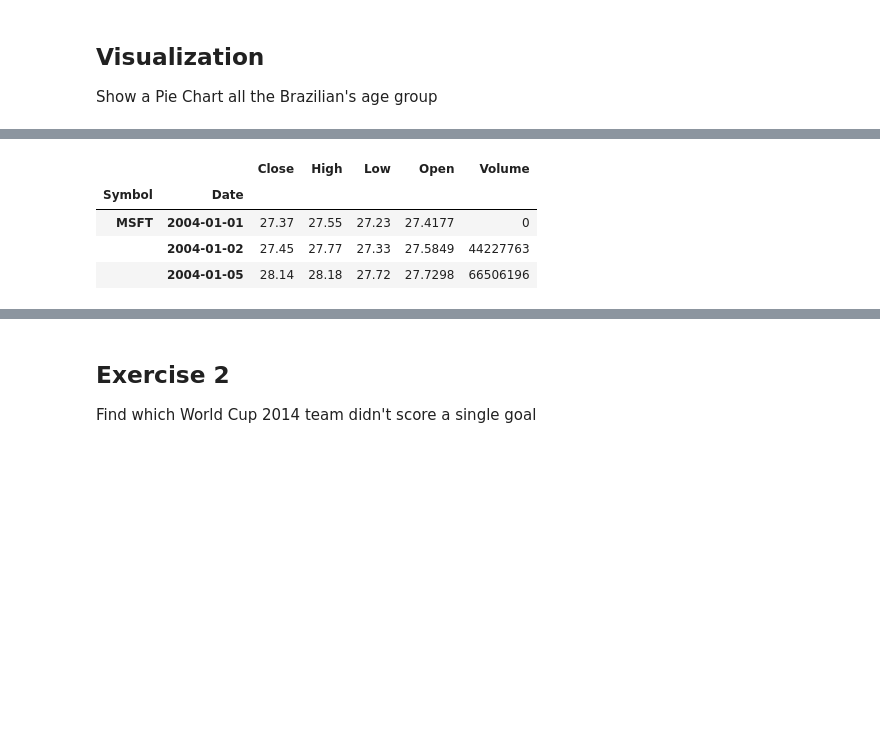
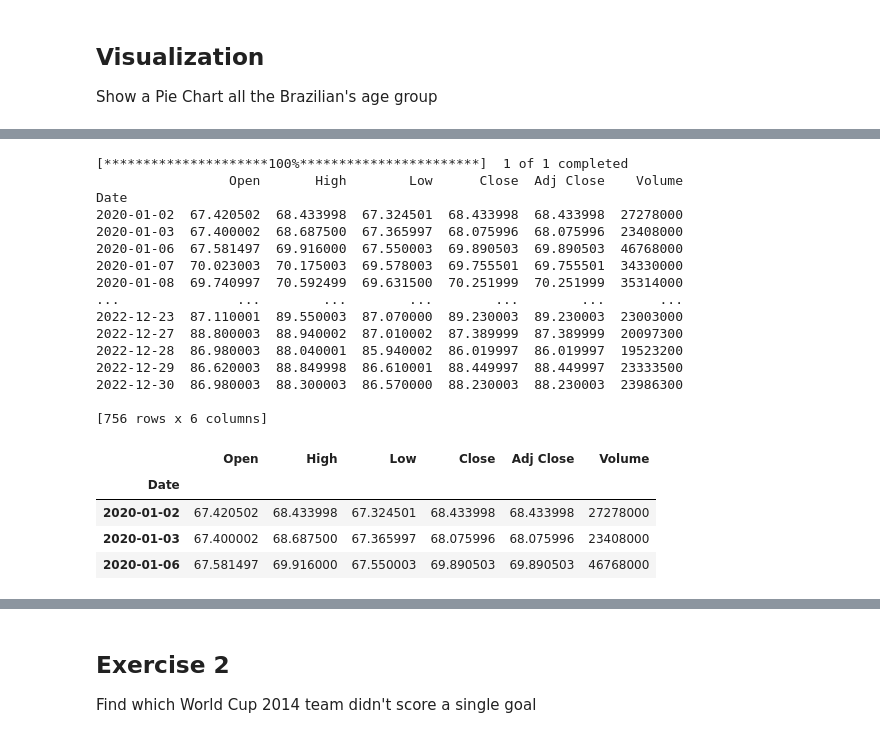
Before and after one commit to kenken64/PandasAteMyData, a Jupyter notebook: PandasAteMyData - World Cup 2014 Data Analysis.ipynb, the cells around one changed output, grey strips where cells are left out. Saved outputs shown, nothing was run; the diff lists cells and outputs as text; code cells hidden in the pictures; blank space fills up the shorter version.

```diff
--- a/PandasAteMyData - World Cup 2014 Data Analysis.ipynb
+++ b/PandasAteMyData - World Cup 2014 Data Analysis.ipynb
@@ -687,11 +774,28 @@ bb[["High", "Low"]].plot()
 # %%
-google = data.DataReader(name = "MSFT", data_source = "morningstar", start = "2004-01-01", end = "2016-12-31")
+google = pdr.get_data_yahoo("GOOGL", start="2020-01-01", end="2023-01-01")
+print(google)
 google.head(3)
 # %% [output]
+[*********************100%***********************]  1 of 1 completed
+                 Open       High        Low      Close  Adj Close    Volume
+Date
+2020-01-02  67.420502  68.433998  67.324501  68.433998  68.433998  27278000
+2020-01-03  67.400002  68.687500  67.365997  68.075996  68.075996  23408000
+2020-01-06  67.581497  69.916000  67.550003  69.890503  69.890503  46768000
+2020-01-07  70.023003  70.175003  69.578003  69.755501  69.755501  34330000
+2020-01-08  69.740997  70.592499  69.631500  70.251999  70.251999  35314000
+...               ...        ...        ...        ...        ...       ...
+2022-12-23  87.110001  89.550003  87.070000  89.230003  89.230003  23003000
+2022-12-27  88.800003  88.940002  87.010002  87.389999  87.389999  20097300
+2022-12-28  86.980003  88.040001  85.940002  86.019997  86.019997  19523200
+2022-12-29  86.620003  88.849998  86.610001  88.449997  88.449997  23333500
+2022-12-30  86.980003  88.300003  86.570000  88.230003  88.230003  23986300
+
+[756 rows x 6 columns]
-|  |  | Close | High | Low | Open | Volume |
-| Symbol | Date |  |  |  |  |  |
-| MSFT | 2004-01-01 | 27.37 | 27.55 | 27.23 | 27.4177 | 0 |
-|  | 2004-01-02 | 27.45 | 27.77 | 27.33 | 27.5849 | 44227763 |
-|  | 2004-01-05 | 28.14 | 28.18 | 27.72 | 27.7298 | 66506196 |
+|  | Open | High | Low | Close | Adj Close | Volume |
+| Date |  |  |  |  |  |  |
+| 2020-01-02 | 67.420502 | 68.433998 | 67.324501 | 68.433998 | 68.433998 | 27278000 |
+| 2020-01-03 | 67.400002 | 68.687500 | 67.365997 | 68.075996 | 68.075996 | 23408000 |
+| 2020-01-06 | 67.581497 | 69.916000 | 67.550003 | 69.890503 | 69.890503 | 46768000 |
 # %%
 def rank_performance(stock_price):
```
Also changed, not shown: parts of 27 cells of this notebook, 1 other file.
